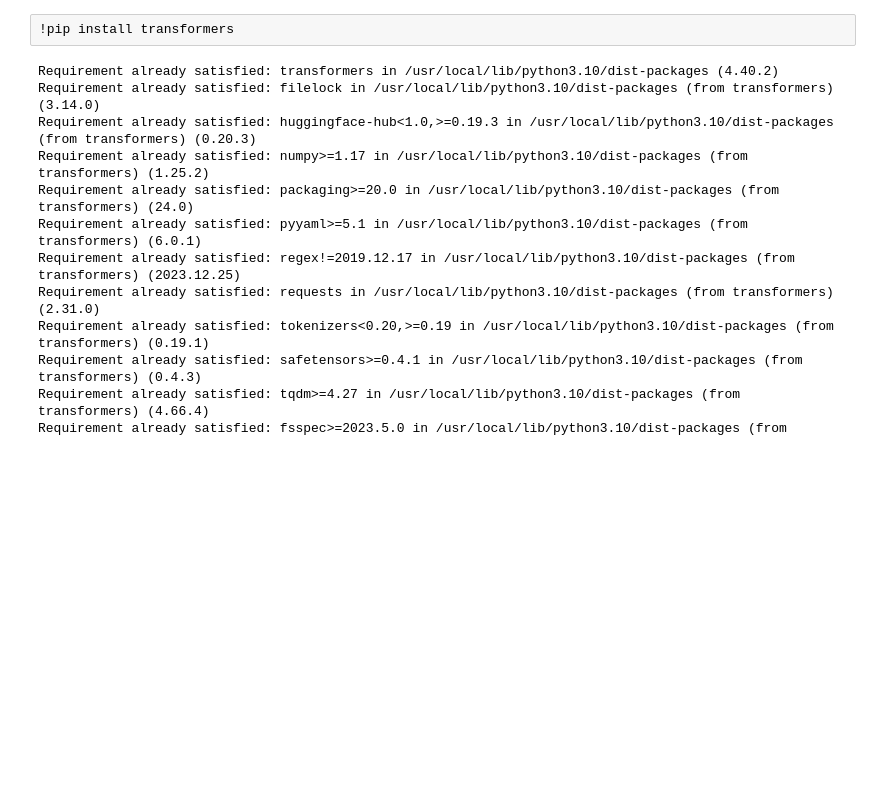
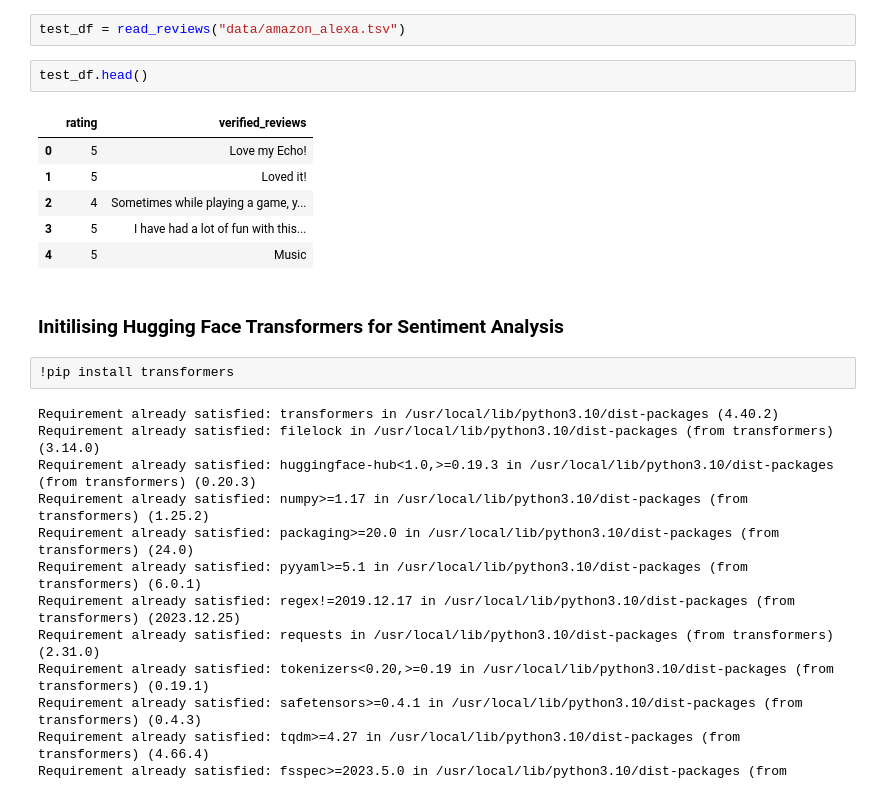
Before and after one commit to prayashdash1729/OrcaAI-assignment, a Jupyter notebook: 3. Bonus Question/sentiment_product-reviews.ipynb, the cells around one changed output. Cells and saved outputs as stored; diff of their text form; blank space fills up the shorter version.

```diff
--- a/3. Bonus Question/sentiment_product-reviews.ipynb
+++ b/3. Bonus Question/sentiment_product-reviews.ipynb
@@ -1,3 +74,16 @@
+# %%
+test_df = read_reviews("data/amazon_alexa.tsv")
+# %%
+test_df.head()
+# %% [output]
+|  | rating | verified_reviews |
+| 0 | 5 | Love my Echo! |
+| 1 | 5 | Loved it! |
+| 2 | 4 | Sometimes while playing a game, y... |
+| 3 | 5 | I have had a lot of fun with this... |
+| 4 | 5 | Music |
+# %% [markdown]
+### Initilising Hugging Face Transformers for Sentiment Analysis
 # %%
 !pip install transformers
 # %% [output]
```
Also changed, not shown: parts of 22 cells of this notebook.
